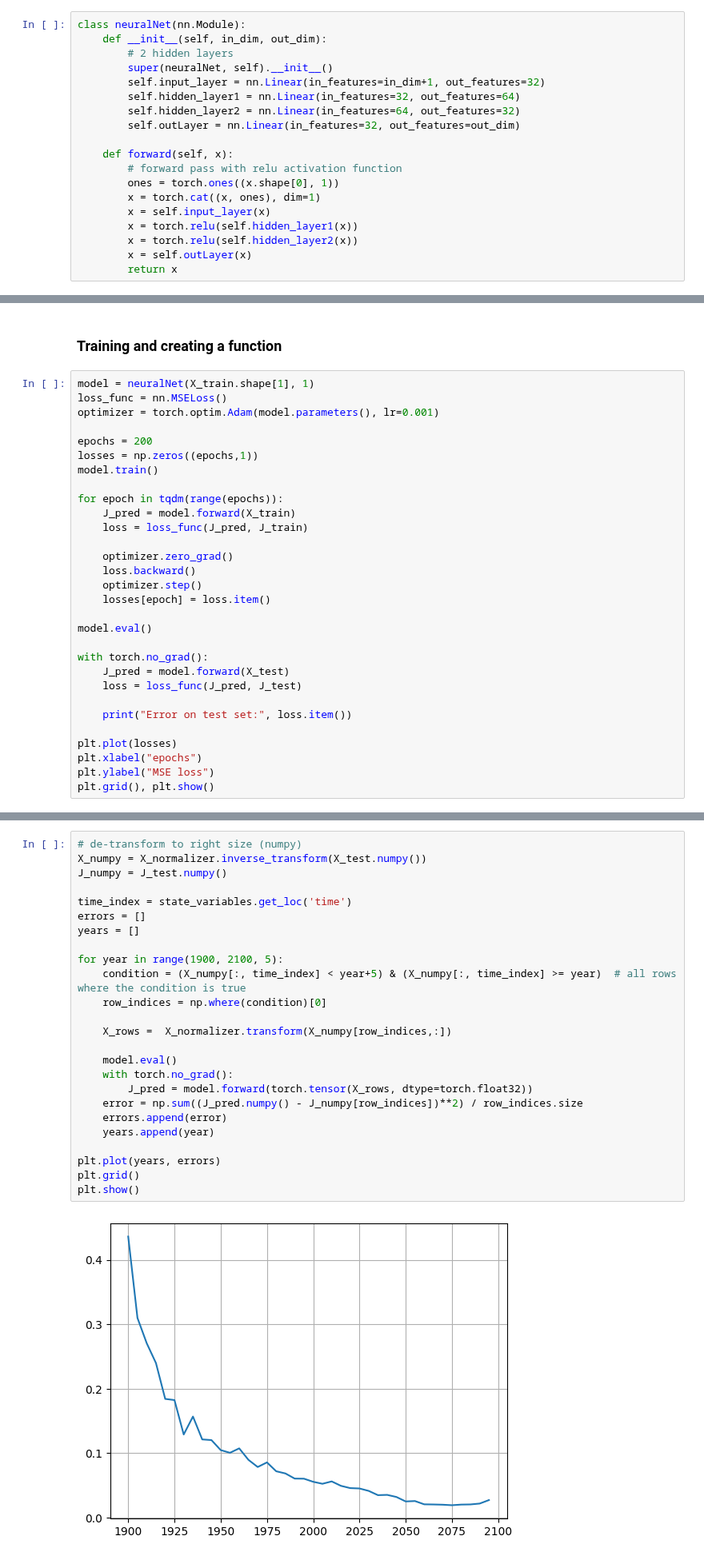
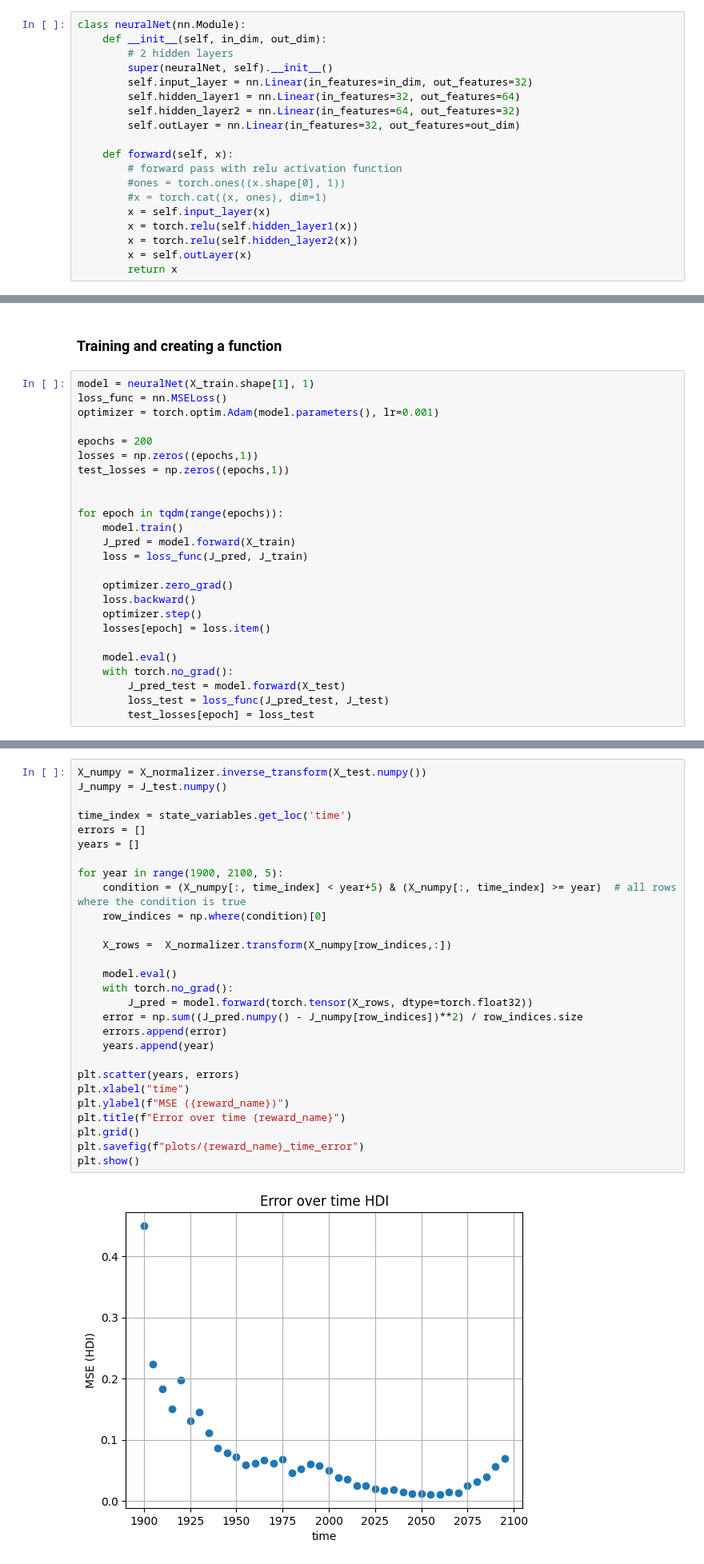
Before and after one commit to emilj610/pyworld3A3, a Jupyter notebook: reinforcementLearning.ipynb, the cells around one changed output, grey strips where cells are left out. Shown at 80% size. Cells and saved outputs as stored; diff of their text form.

Commit message:
add plots

```diff
--- a/reinforcementLearning.ipynb
+++ b/reinforcementLearning.ipynb
@@ -150,15 +150,15 @@ class neuralNet(nn.Module):
     def __init__(self, in_dim, out_dim):
         # 2 hidden layers
         super(neuralNet, self).__init__()
-        self.input_layer = nn.Linear(in_features=in_dim+1, out_features=32)
+        self.input_layer = nn.Linear(in_features=in_dim, out_features=32)
         self.hidden_layer1 = nn.Linear(in_features=32, out_features=64)
         self.hidden_layer2 = nn.Linear(in_features=64, out_features=32)
         self.outLayer = nn.Linear(in_features=32, out_features=out_dim)
 
     def forward(self, x):
         # forward pass with relu activation function
-        ones = torch.ones((x.shape[0], 1))
-        x = torch.cat((x, ones), dim=1)
+        #ones = torch.ones((x.shape[0], 1))
+        #x = torch.cat((x, ones), dim=1)
         x = self.input_layer(x)
         x = torch.relu(self.hidden_layer1(x))
         x = torch.relu(self.hidden_layer2(x))
@@ -196,9 +196,11 @@ optimizer = torch.optim.Adam(model.parameters(), lr=0.001)
 
 epochs = 200
 losses = np.zeros((epochs,1))
-model.train()
+test_losses = np.zeros((epochs,1))
+
 
 for epoch in tqdm(range(epochs)):
+    model.train()
     J_pred = model.forward(X_train)
     loss = loss_func(J_pred, J_train)
 
@@ -207,15 +209,8 @@ for epoch in tqdm(range(epochs)):
     optimizer.step()
     losses[epoch] = loss.item()
 
-model.eval()
-
-with torch.no_grad():
-    J_pred = model.forward(X_test)
-    loss = loss_func(J_pred, J_test)
-
-    print("Error on test set:", loss.item())
-
-plt.plot(losses)
-plt.xlabel("epochs")
-plt.ylabel("MSE loss")
-plt.grid(), plt.show()
+    model.eval()
+    with torch.no_grad():
+        J_pred_test = model.forward(X_test)
+        loss_test = loss_func(J_pred_test, J_test)
+        test_losses[epoch] = loss_test
@@ -227,32 +231,35 @@ Error on test set: 0.09115459769964218
 ### Loss comparison
 Want to compare the loss, which is the difference between J_hat and J. The loss should be plotted against time, and a good results should be close to an constant.
 # %%
-# de-transform to right size (numpy)
 X_numpy = X_normalizer.inverse_transform(X_test.numpy())
 J_numpy = J_test.numpy()
 
 time_index = state_variables.get_loc('time')
 errors = []
 years = []
 
 for year in range(1900, 2100, 5):
     condition = (X_numpy[:, time_index] < year+5) & (X_numpy[:, time_index] >= year)  # all rows where the condition is true
     row_indices = np.where(condition)[0]
 
     X_rows =  X_normalizer.transform(X_numpy[row_indices,:])
 
     model.eval()
     with torch.no_grad():
         J_pred = model.forward(torch.tensor(X_rows, dtype=torch.float32))
     error = np.sum((J_pred.numpy() - J_numpy[row_indices])**2) / row_indices.size
     errors.append(error)
     years.append(year)
 
-plt.plot(years, errors)
+plt.scatter(years, errors)
+plt.xlabel("time")
+plt.ylabel(f"MSE ({reward_name})")
+plt.title(f"Error over time {reward_name}")
 plt.grid()
+plt.savefig(f"plots/{reward_name}_time_error")
 plt.show()
 # %% [output]
-[figure, old version]
+[figure, new version]
 # %%
 def nn_func(model, world, k):
     """
```
Also changed, not shown: parts of 15 cells of this notebook, 16 other files.
